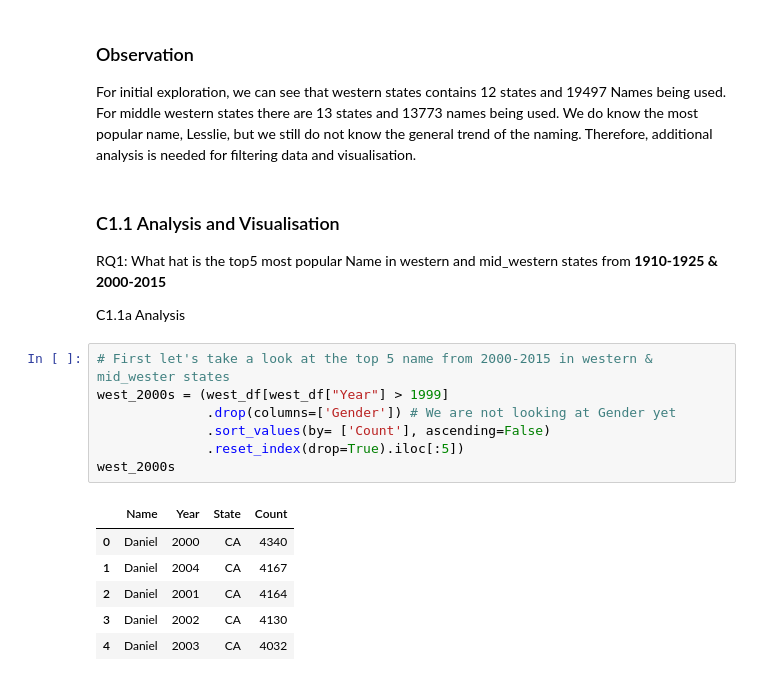
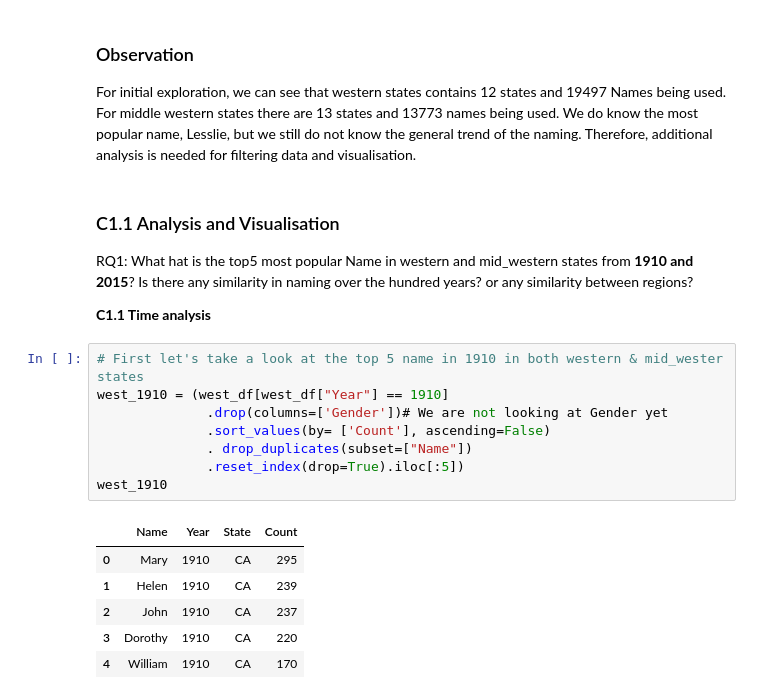
Before and after one commit to data301-2020-winter2/course-project-group_1039, a Jupyter notebook: analysis/Rita/Milestonr2_EDA.ipynb, the cells around one changed output. Saved outputs shown, nothing was run; the diff lists cells and outputs as text.

```diff
--- a/analysis/Rita/Milestonr2_EDA.ipynb
+++ b/analysis/Rita/Milestonr2_EDA.ipynb
@@ -119,20 +120,21 @@ We do know the most popular name, Lesslie, but we still do not know the general
 # %% [markdown]
 ### C1.1 Analysis and Visualisation
 
-RQ1: What hat is the top5 most popular Name in western and mid_western states from **1910-1925 & 2000-2015**
+RQ1: What hat is the top5 most popular Name in western and mid_western states from **1910 and 2015**? Is there any similarity in naming over the hundred years? or any similarity between regions?
 
-C1.1a Analysis
+**C1.1 Time analysis**
 # %%
-# First let's take a look at the top 5 name from 2000-2015 in western & mid_wester states
-west_2000s = (west_df[west_df["Year"] > 1999]
-              .drop(columns=['Gender']) # We are not looking at Gender yet
+# First let's take a look at the top 5 name in 1910 in both western & mid_wester states
+west_1910 = (west_df[west_df["Year"] == 1910]
+              .drop(columns=['Gender'])# We are not looking at Gender yet
               .sort_values(by= ['Count'], ascending=False)
+              . drop_duplicates(subset=["Name"])
               .reset_index(drop=True).iloc[:5])
-west_2000s
+west_1910
 # %% [output]
 |  | Name | Year | State | Count |
-| 0 | Daniel | 2000 | CA | 4340 |
-| 1 | Daniel | 2004 | CA | 4167 |
-| 2 | Daniel | 2001 | CA | 4164 |
-| 3 | Daniel | 2002 | CA | 4130 |
-| 4 | Daniel | 2003 | CA | 4032 |
+| 0 | Mary | 1910 | CA | 295 |
+| 1 | Helen | 1910 | CA | 239 |
+| 2 | John | 1910 | CA | 237 |
+| 3 | Dorothy | 1910 | CA | 220 |
+| 4 | William | 1910 | CA | 170 |
```
Also changed, not shown: parts of 11 cells of this notebook.
